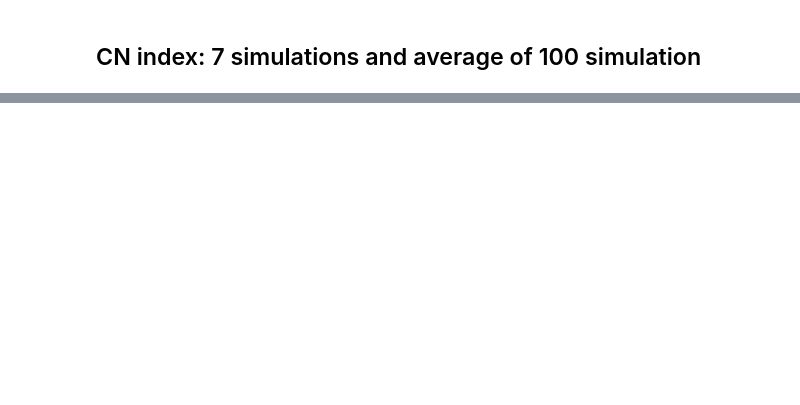
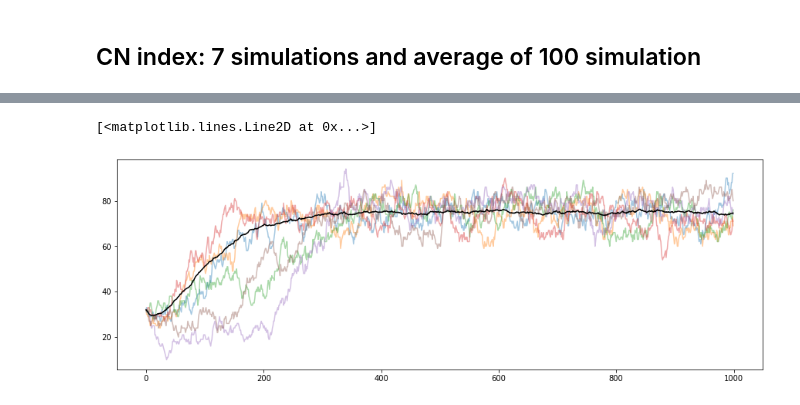
Before and after one commit to rneuhausler/coralModel-analyses, a Jupyter notebook: scripts/coralModelTracking.ipynb, the cells around one changed output, grey strips where cells are left out. Cells and saved outputs as stored; diff of their text form; code cells hidden in the pictures; blank space fills up the shorter version.

```diff
--- a/scripts/coralModelTracking.ipynb
+++ b/scripts/coralModelTracking.ipynb
@@ -241,0 +328,23 @@ plt.plot(x, CNmean, 'black')
+# %%
+%%time
+Resilient = Ocean()
+
+for s in range(0,NumberOfSimulations):
+
+    optimalReef = Reef()
+    count = 0
+    for i in range(0,rows):
+        for j in range(0,columns):
+            U = np.random.choice([1,2],
+                                 p=[.5, .5])
+            if (i,j) in coralNodeLocations:
+                U = 0
+            node = Organism(type=U, location=[i,j], ID=count)
+            optimalReef.append(node)
+            count = count + 1
+    optimalReef.generateGraph(threshold)
+
+    for n in range(0,NumberOfTimesteps):
+        optimalReef.roll(r=r, d=d, a=a, g=g, y=y, dt=dt)
+
+    Resilient.append(optimalReef)
@@ -241,0 +354,13 @@ plt.plot(x, CNmean, 'black')
+# %%
+multsimCoralCounts = np.array([dictToNumpy(Resilient.simulation[i].coralNodeCount)
+                               for i,val in enumerate(Pacific.simulation)]).transpose()
+
+multsimNeighborCounts = np.array([dictToNumpy(Resilient.simulation[i].coralNeighborCount)
+                               for i,val in enumerate(Pacific.simulation)]).transpose()
+# %%
+plt.figure(figsize=(15, 5))
+plt.plot(x,multsimCoralCounts[:,1:7], alpha=0.4)
+plt.plot(x,multsimCoralCounts.mean(axis=1), 'black')
+# %% [output]
+[<matplotlib.lines.Line2D at 0x...>]
+[figure, added]
```
Also changed, not shown: parts of 25 cells of this notebook, 2 other files.
